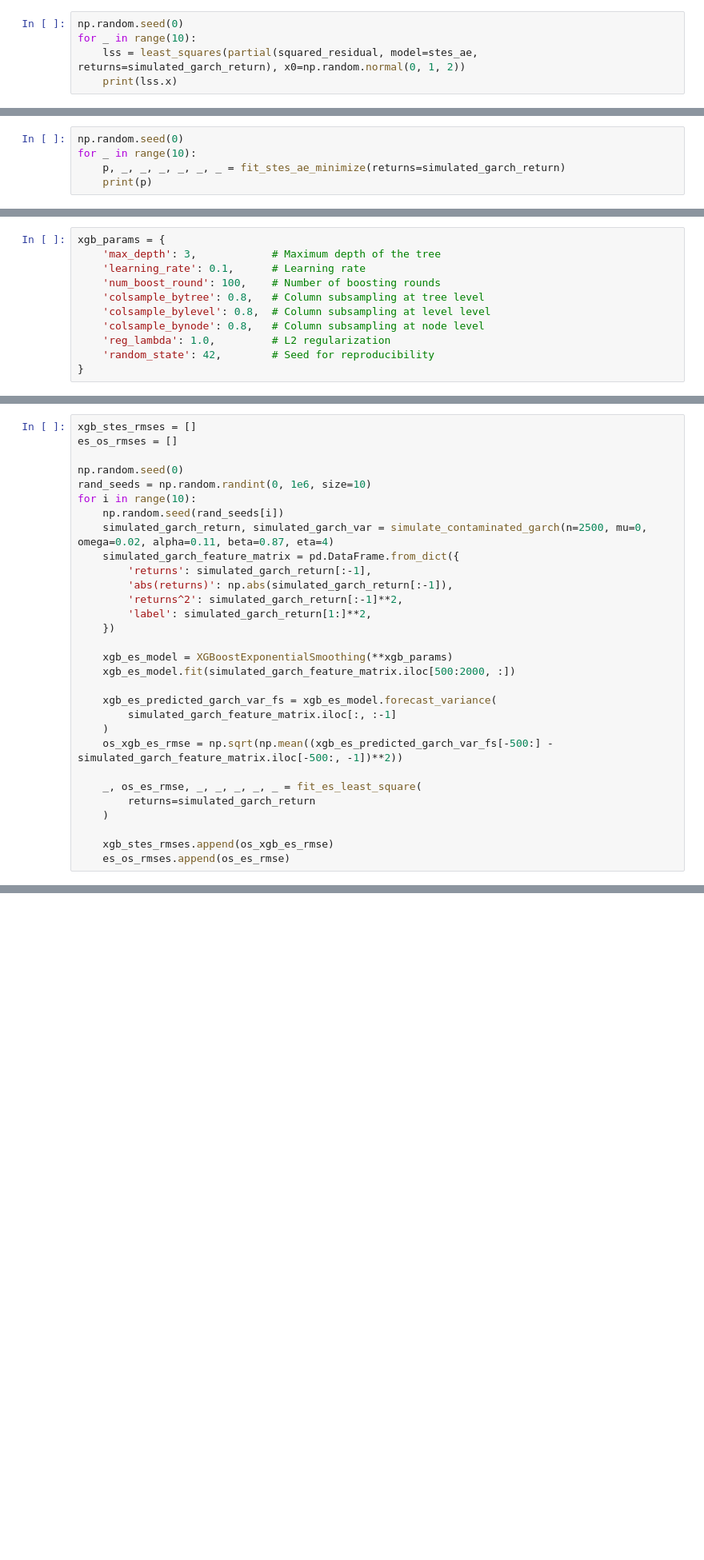
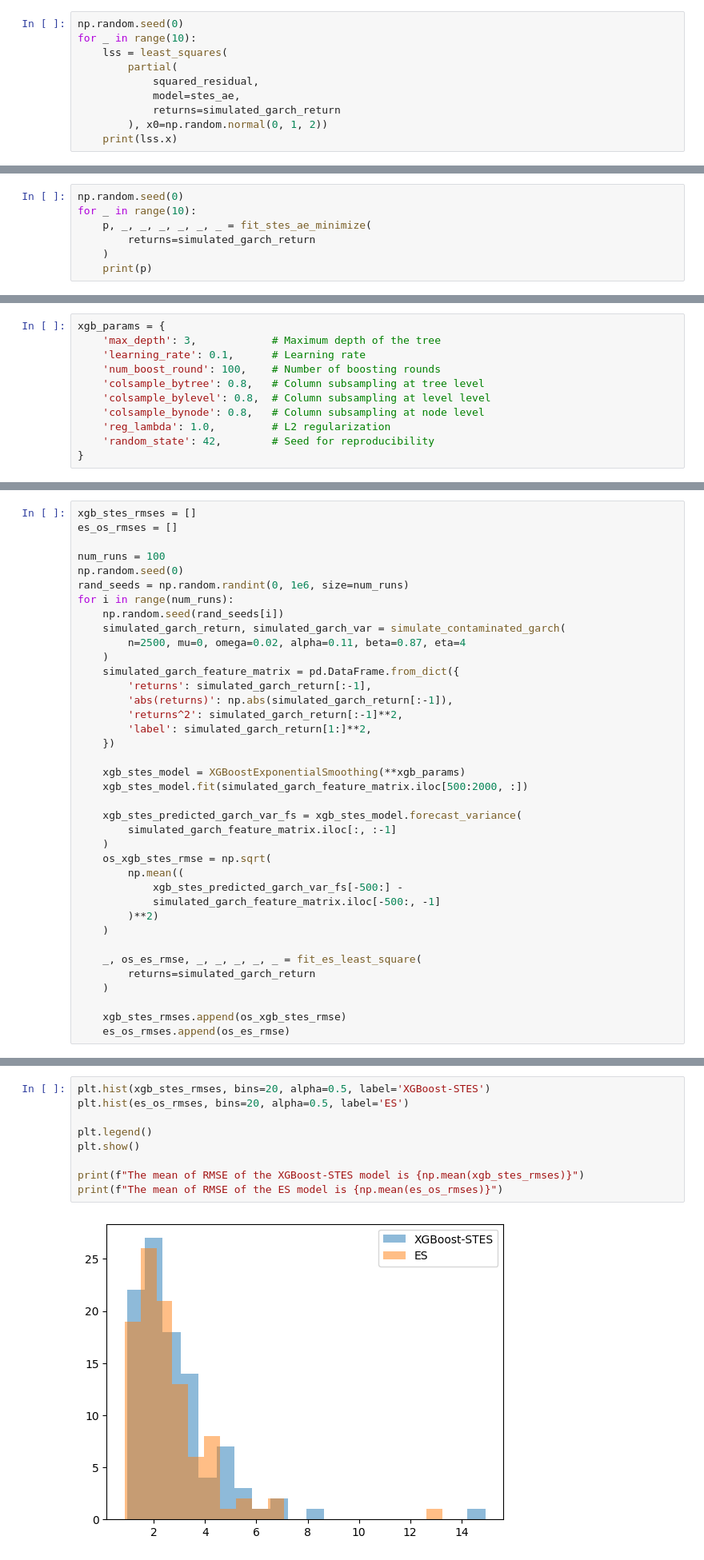
Before and after one commit to steveya/volatility-forecast, a Jupyter notebook: notebook/random_forest_ewma.ipynb, the cells around one changed output, grey strips where cells are left out. Shown at 80% size. Saved outputs shown, nothing was run; the diff lists cells and outputs as text; blank space fills up the shorter version.

```diff
--- a/notebook/random_forest_ewma.ipynb
+++ b/notebook/random_forest_ewma.ipynb
@@ -121,7 +155,12 @@ simulated_garch_return, simulated_garch_var = simulate_contaminated_garch(n=2500
 # %%
 np.random.seed(0)
 for _ in range(10):
-    lss = least_squares(partial(squared_residual, model=stes_ae, returns=simulated_garch_return), x0=np.random.normal(0, 1, 2))
+    lss = least_squares(
+        partial(
+            squared_residual,
+            model=stes_ae,
+            returns=simulated_garch_return
+        ), x0=np.random.normal(0, 1, 2))
     print(lss.x)
 # %% [output]
 [-2.1670995  -0.11246057]
@@ -137,7 +176,9 @@ for _ in range(10):
 # %%
 np.random.seed(0)
 for _ in range(10):
-    p, _, _, _, _, _, _ = fit_stes_ae_minimize(returns=simulated_garch_return)
+    p, _, _, _, _, _, _ = fit_stes_ae_minimize(
+        returns=simulated_garch_return
+    )
     print(p)
 # %% [output]
 [-2.16674593 -0.11249054]
@@ -473,11 +471,14 @@ def tune_xgboost_model(X, y=None):
 xgb_stes_rmses = []
 es_os_rmses = []
 
+num_runs = 100
 np.random.seed(0)
-rand_seeds = np.random.randint(0, 1e6, size=10)
-for i in range(10):
+rand_seeds = np.random.randint(0, 1e6, size=num_runs)
+for i in range(num_runs):
     np.random.seed(rand_seeds[i])
-    simulated_garch_return, simulated_garch_var = simulate_contaminated_garch(n=2500, mu=0, omega=0.02, alpha=0.11, beta=0.87, eta=4)
+    simulated_garch_return, simulated_garch_var = simulate_contaminated_garch(
+        n=2500, mu=0, omega=0.02, alpha=0.11, beta=0.87, eta=4
+    )
     simulated_garch_feature_matrix = pd.DataFrame.from_dict({
         'returns': simulated_garch_return[:-1],
         'abs(returns)': np.abs(simulated_garch_return[:-1]),
@@ -485,17 +486,22 @@ for i in range(10):
         'label': simulated_garch_return[1:]**2,
     })
 
-    xgb_es_model = XGBoostExponentialSmoothing(**xgb_params)
-    xgb_es_model.fit(simulated_garch_feature_matrix.iloc[500:2000, :])
+    xgb_stes_model = XGBoostExponentialSmoothing(**xgb_params)
+    xgb_stes_model.fit(simulated_garch_feature_matrix.iloc[500:2000, :])
 
-    xgb_es_predicted_garch_var_fs = xgb_es_model.forecast_variance(
+    xgb_stes_predicted_garch_var_fs = xgb_stes_model.forecast_variance(
         simulated_garch_feature_matrix.iloc[:, :-1]
     )
-    os_xgb_es_rmse = np.sqrt(np.mean((xgb_es_predicted_garch_var_fs[-500:] - simulated_garch_feature_matrix.iloc[-500:, -1])**2))
+    os_xgb_stes_rmse = np.sqrt(
+        np.mean((
+            xgb_stes_predicted_garch_var_fs[-500:] -
+            simulated_garch_feature_matrix.iloc[-500:, -1]
+        )**2)
+    )
 
     _, os_es_rmse, _, _, _, _, _ = fit_es_least_square(
         returns=simulated_garch_return
     )
 
-    xgb_stes_rmses.append(os_xgb_es_rmse)
+    xgb_stes_rmses.append(os_xgb_stes_rmse)
     es_os_rmses.append(os_es_rmse)
@@ -527,0 +508,11 @@ es_os_rmses
+# %%
+plt.hist(xgb_stes_rmses, bins=20, alpha=0.5, label='XGBoost-STES')
+plt.hist(es_os_rmses, bins=20, alpha=0.5, label='ES')
+
+plt.legend()
+plt.show()
+
+print(f"The mean of RMSE of the XGBoost-STES model is {np.mean(xgb_stes_rmses)}")
+print(f"The mean of RMSE of the ES model is {np.mean(es_os_rmses)}")
+# %% [output]
+[figure, added]
```
Also changed, not shown: parts of 43 cells of this notebook.
